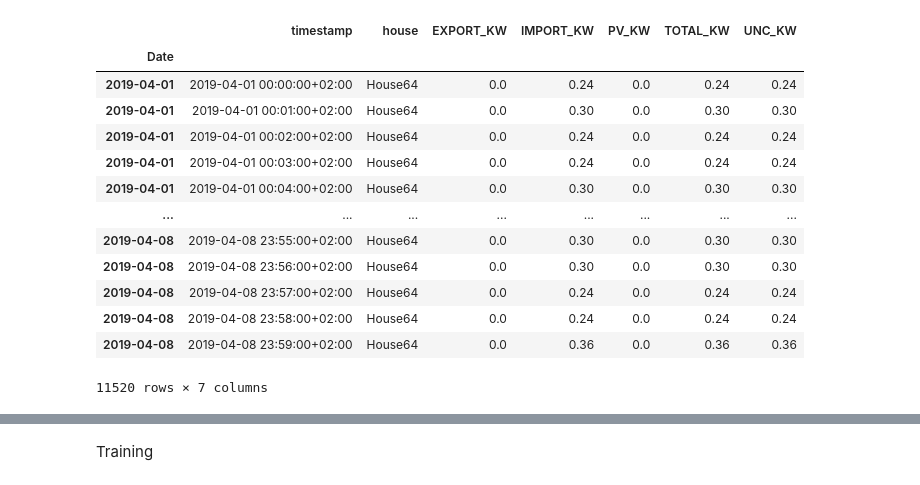
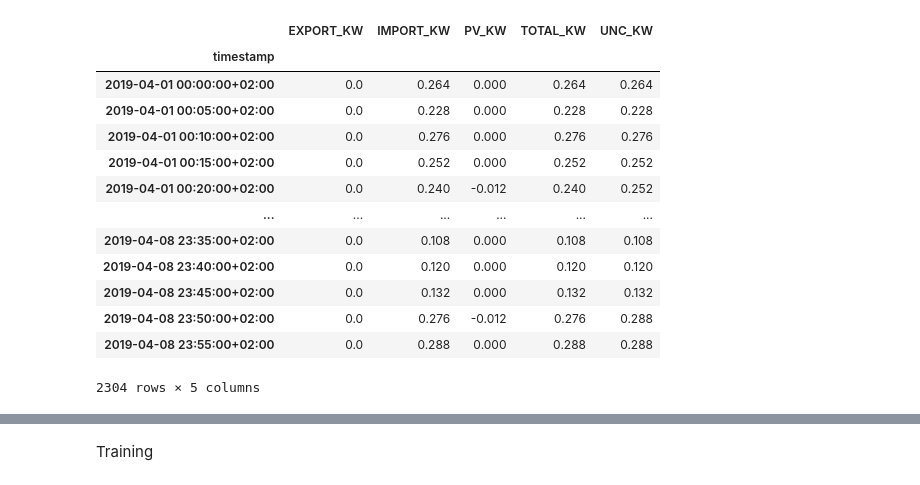
Before and after one commit to LaurensKrook/RenAIssance, a Jupyter notebook: Final/Final Import.ipynb, the cells around one changed output, grey strips where cells are left out. Cells and saved outputs as stored; diff of their text form; code cells hidden in the pictures.

Commit message:
changes to import final

```diff
--- a/Final/Final Import.ipynb
+++ b/Final/Final Import.ipynb
@@ -14,26 +11,31 @@ from math import sqrt
 import matplotlib.pyplot as plt
 # %%
 df = pd.read_csv(r'/home/alihan/Desktop/Leren & Beslissen/General/Data(LLE)/Data/Houses/Houses58-75/House64-1m.csv')
-df['timestamp'] = pd.to_datetime(df.timestamp, format='%Y-%m-%d %H:%M:%S')
-df['Date'] = df['timestamp'].dt.date
-df["Date"] = df['Date'].astype(str)
-df = df.set_index('Date')
+df.set_index('timestamp', inplace = True)
+df.index= pd.to_datetime(df.index)
+df = df.resample('5T').mean()
 df = df.loc['2019-04-01':'2019-04-08']
 df
+# df['timestamp'] = pd.to_datetime(df.timestamp, format='%Y-%m-%d %H:%M:%S')
+# df['Date'] = df['timestamp'].dt.date
+# df["Date"] = df['Date'].astype(str)
+# df = df.set_index('Date')
+# df = df.loc['2019-04-01':'2019-04-08']
+# df
 # %% [output]
-|  | timestamp | house | EXPORT_KW | IMPORT_KW | PV_KW | TOTAL_KW | UNC_KW |
-| Date |  |  |  |  |  |  |  |
-| 2019-04-01 | 2019-04-01 00:00:00+02:00 | House64 | 0.0 | 0.24 | 0.0 | 0.24 | 0.24 |
-| 2019-04-01 | 2019-04-01 00:01:00+02:00 | House64 | 0.0 | 0.30 | 0.0 | 0.30 | 0.30 |
-| 2019-04-01 | 2019-04-01 00:02:00+02:00 | House64 | 0.0 | 0.24 | 0.0 | 0.24 | 0.24 |
-| 2019-04-01 | 2019-04-01 00:03:00+02:00 | House64 | 0.0 | 0.24 | 0.0 | 0.24 | 0.24 |
-| 2019-04-01 | 2019-04-01 00:04:00+02:00 | House64 | 0.0 | 0.30 | 0.0 | 0.30 | 0.30 |
-| ... | ... | ... | ... | ... | ... | ... | ... |
-| 2019-04-08 | 2019-04-08 23:55:00+02:00 | House64 | 0.0 | 0.30 | 0.0 | 0.30 | 0.30 |
-| 2019-04-08 | 2019-04-08 23:56:00+02:00 | House64 | 0.0 | 0.30 | 0.0 | 0.30 | 0.30 |
-| 2019-04-08 | 2019-04-08 23:57:00+02:00 | House64 | 0.0 | 0.24 | 0.0 | 0.24 | 0.24 |
-| 2019-04-08 | 2019-04-08 23:58:00+02:00 | House64 | 0.0 | 0.24 | 0.0 | 0.24 | 0.24 |
-| 2019-04-08 | 2019-04-08 23:59:00+02:00 | House64 | 0.0 | 0.36 | 0.0 | 0.36 | 0.36 |
+|  | EXPORT_KW | IMPORT_KW | PV_KW | TOTAL_KW | UNC_KW |
+| timestamp |  |  |  |  |  |
+| 2019-04-01 00:00:00+02:00 | 0.0 | 0.264 | 0.000 | 0.264 | 0.264 |
+| 2019-04-01 00:05:00+02:00 | 0.0 | 0.228 | 0.000 | 0.228 | 0.228 |
+| 2019-04-01 00:10:00+02:00 | 0.0 | 0.276 | 0.000 | 0.276 | 0.276 |
+| 2019-04-01 00:15:00+02:00 | 0.0 | 0.252 | 0.000 | 0.252 | 0.252 |
+| 2019-04-01 00:20:00+02:00 | 0.0 | 0.240 | -0.012 | 0.240 | 0.252 |
+| ... | ... | ... | ... | ... | ... |
+| 2019-04-08 23:35:00+02:00 | 0.0 | 0.108 | 0.000 | 0.108 | 0.108 |
+| 2019-04-08 23:40:00+02:00 | 0.0 | 0.120 | 0.000 | 0.120 | 0.120 |
+| 2019-04-08 23:45:00+02:00 | 0.0 | 0.132 | 0.000 | 0.132 | 0.132 |
+| 2019-04-08 23:50:00+02:00 | 0.0 | 0.276 | -0.012 | 0.276 | 0.288 |
+| 2019-04-08 23:55:00+02:00 | 0.0 | 0.288 | 0.000 | 0.288 | 0.288 |
-11520 rows × 7 columns
+2304 rows × 5 columns
 # %%
 import_kw = df['IMPORT_KW']
```
Also changed, not shown: parts of 18 cells of this notebook, 6 other files.
